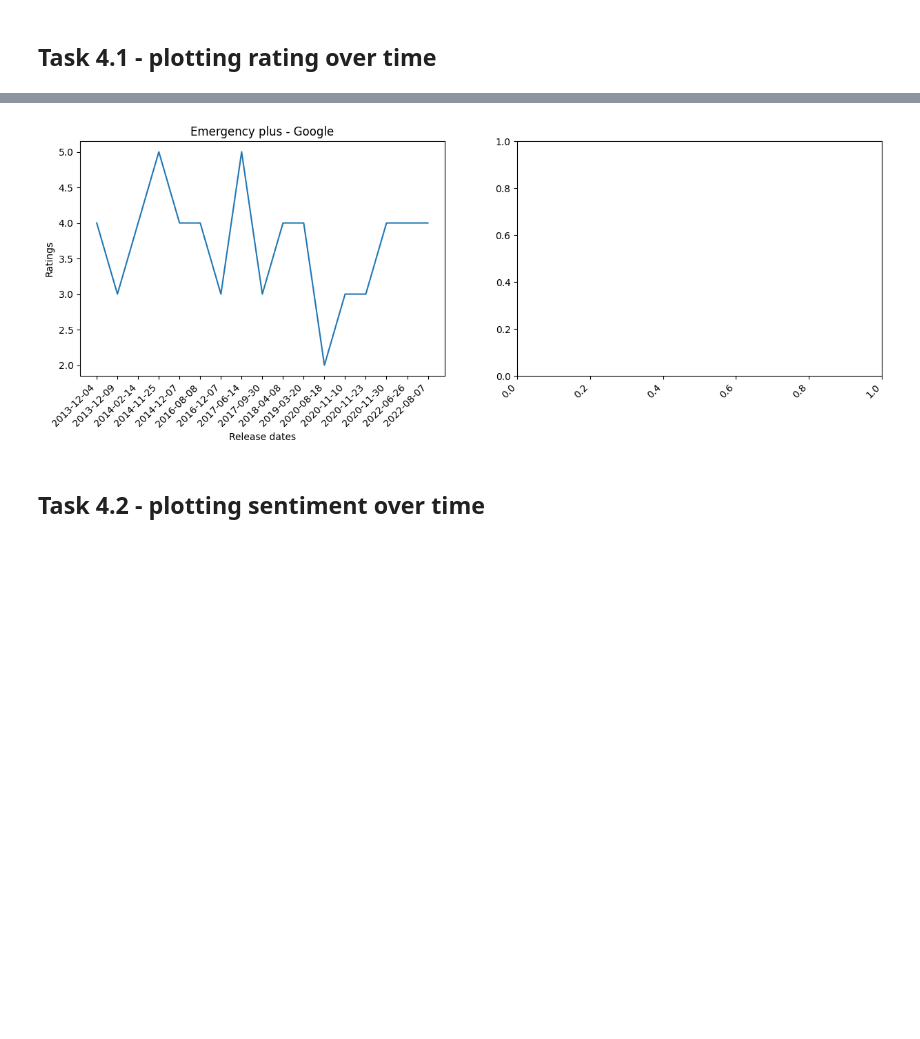
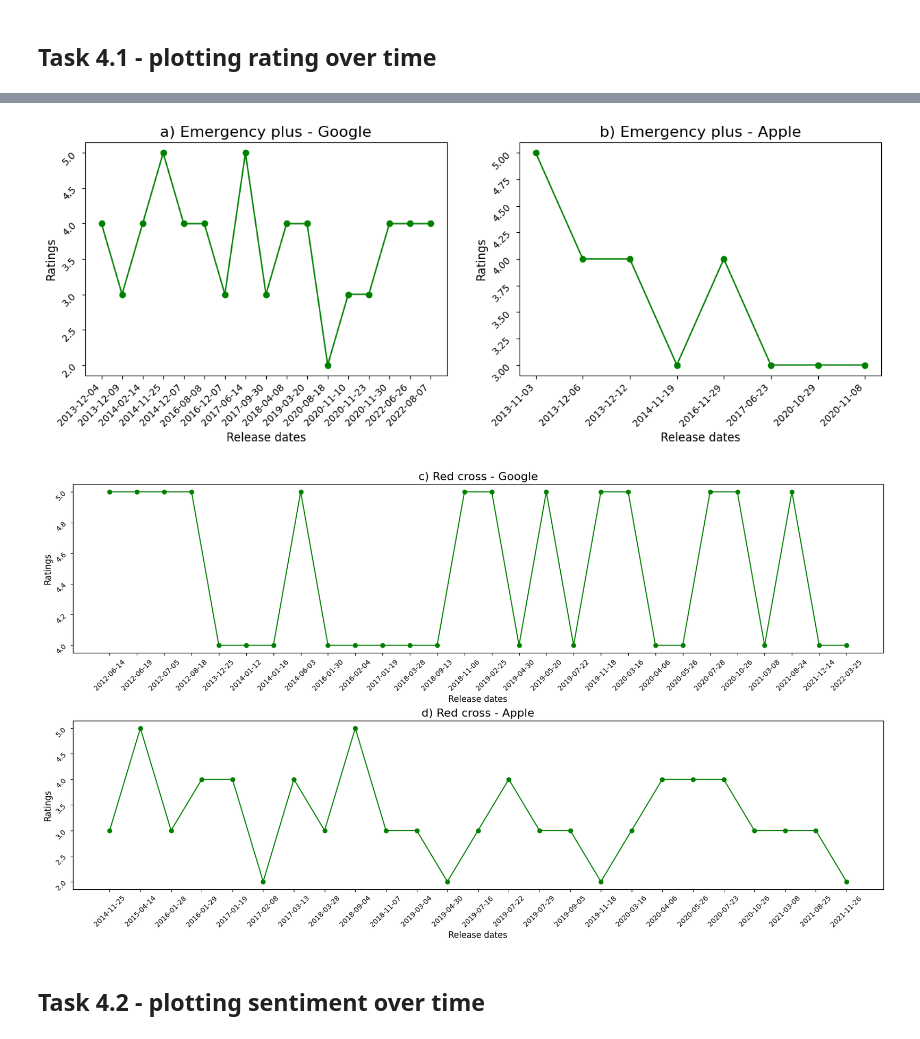
Before and after one commit to kalpanibhagya/EmergencyAppsReviews, a Jupyter notebook: Sentiment_Analysis.ipynb, the cells around one changed output, grey strips where cells are left out. Cells and saved outputs as stored; diff of their text form; code cells hidden in the pictures; blank space fills up the shorter version.

```diff
--- a/Sentiment_Analysis.ipynb
+++ b/Sentiment_Analysis.ipynb
@@ -96,15 +102,16 @@ def getAverageRating(df):
 
 fig, ax = plt.subplots(1,2, figsize=(15,5))
 
-def plotRating1(df,rating_list, ax,col, ylabelName):
+def plotRating1(df,rating_list, ax,col, ylabelName, color):
     dates = df['ReleaseDate']
     dates = dates[::-1]#reversing
 
     #fig, ax = plt.subplots()
-    ax[col].plot(dates, rating_list[::-1])
+    ax[col].plot(dates, rating_list[::-1], **{'color': color, 'marker': 'o'})
     #plt.xticks(rotation = 45)
-    ax[col].set_xlabel('Release dates') #for presentation purposes fontsize has increased
-    ax[col].set_ylabel(ylabelName)
+    ax[col].tick_params(labelrotation=45)
+    ax[col].set_xlabel('Release dates', fontsize = 12) #for presentation purposes fontsize has increased
+    ax[col].set_ylabel(ylabelName, fontsize = 12)
     #fig.autofmt_xdate()
     fig.autofmt_xdate(rotation=45)
 
@@ -120,47 +127,31 @@ def plotRating2(df,rating_list, ax, ylabelName):
     fig.autofmt_xdate()
 
 rating_list1 = averageRatingPerReleasedate(df_emergencyplus_google_s, df_emergencyplus_google_versions)
-ax[0].set_title('Emergency plus - Google')
-plotRating1(df_emergencyplus_google_versions, rating_list1,ax, 0, "Ratings")
+ax[0].set_title('a) Emergency plus - Google',fontsize = 16)
+plotRating1(df_emergencyplus_google_versions, rating_list1,ax, 0, "Ratings", 'green')
 
-df_emergencyplus_google_versions['rating'] = rating_list1
-print(df_emergencyplus_google_versions)
+# df_emergencyplus_google_versions['rating'] = rating_list1
+# print(df_emergencyplus_google_versions)
 
 
-# rating_list2 = averageOfratingperreleasedate(df_emergencyplus_apple_s, df_emergencyplus_apple_versions)
-# ax[1].set_title('Emergency plus - Apple')
-# plotRating1(df_emergencyplus_apple_versions,rating_list2,ax, 1 , "Ratings")
+rating_list2 = averageRatingPerReleasedate(df_emergencyplus_apple_s, df_emergencyplus_apple_versions)
+ax[1].set_title('b) Emergency plus - Apple',fontsize = 16)
+plotRating1(df_emergencyplus_apple_versions,rating_list2,ax, 1 , "Ratings", 'green')
 
-# fig1, ax1 = plt.subplots(2, figsize=(20,10))
-# plt.subplots_adjust(left=0.1,
-#                     bottom=0.1,
-#                     right=0.9,
-#                     top=0.9,
-#                     wspace=0.4,
-#                     hspace=0.4)
+fig1, ax1 = plt.subplots(2, figsize=(20,10))
+plt.subplots_adjust(left=0.1,
+                    bottom=0.1,
+                    right=0.9,
+                    top=0.9,
+                    wspace=0.4,
+                    hspace=0.4)
 
-# rating_list3 = averageOfratingperreleasedate(df_firstaid_google_s, df_firstaid_google_vesions)
-# ax1[0].set_title('Red cross - Google', fontsize=20)
-# plotRating1(df_firstaid_google_vesions,rating_list3, ax1,0, "Ratings")
+rating_list3 = averageRatingPerReleasedate(df_firstaid_google_s, df_firstaid_google_vesions)
+ax1[0].set_title('c) Red cross - Google',fontsize = 16)
+plotRating1(df_firstaid_google_vesions,rating_list3, ax1,0, "Ratings", 'green')
 
 
-#rating_list4 = averageOfratingperreleasedate(df_firstaid_apple_s, df_firstaid_apple_vesions)
-# ax1[1].set_title('Red cross - Apple', fontsize=20)
-# plotRating1(df_firstaid_apple_vesions, rating_list4, ax1,1, "Ratings")
-
-# plt.title('Red cross - Google', fontsize=20)
-# dates = df_firstaid_google_vesions['ReleaseDate']
-# dates = dates[::-1]
-# plt.plot(dates, rating_list3[::-1])
-# plt.xticks(rotation = 45)
-# plt.xlabel('Release dates')
-# plt.ylabel('Ratings')
-
-# plt.title('Red cross - Apple', fontsize=20)
-# dates = df_firstaid_apple_vesions['ReleaseDate']
-# dates = dates[::-1]
-# plt.plot(dates, rating_list4[::-1])
-# plt.xticks(rotation = 45)
-# plt.xlabel('Release dates')
-# plt.ylabel('Ratings')
+rating_list4 = averageRatingPerReleasedate(df_firstaid_apple_s, df_firstaid_apple_vesions)
+ax1[1].set_title('d) Red cross - Apple',fontsize = 16)
+plotRating1(df_firstaid_apple_vesions, rating_list4, ax1,1, "Ratings", 'green')
 # %% [output]
@@ -185,4 +158,5 @@ print(df_emergencyplus_google_versions)
-[figure, old version]
+[figure, new version]
+[figure, added]
 # %% [markdown]
 ## Task 4.2 - plotting sentiment over time
 # %%
```
Also changed, not shown: parts of 3 cells of this notebook, 29 other files.
